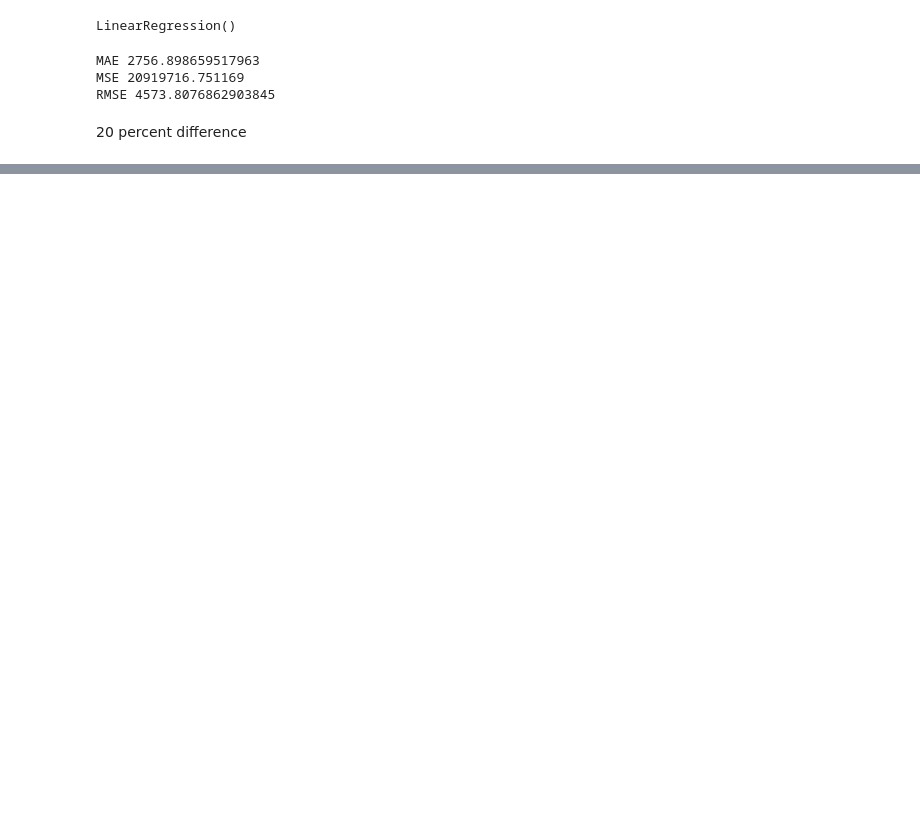
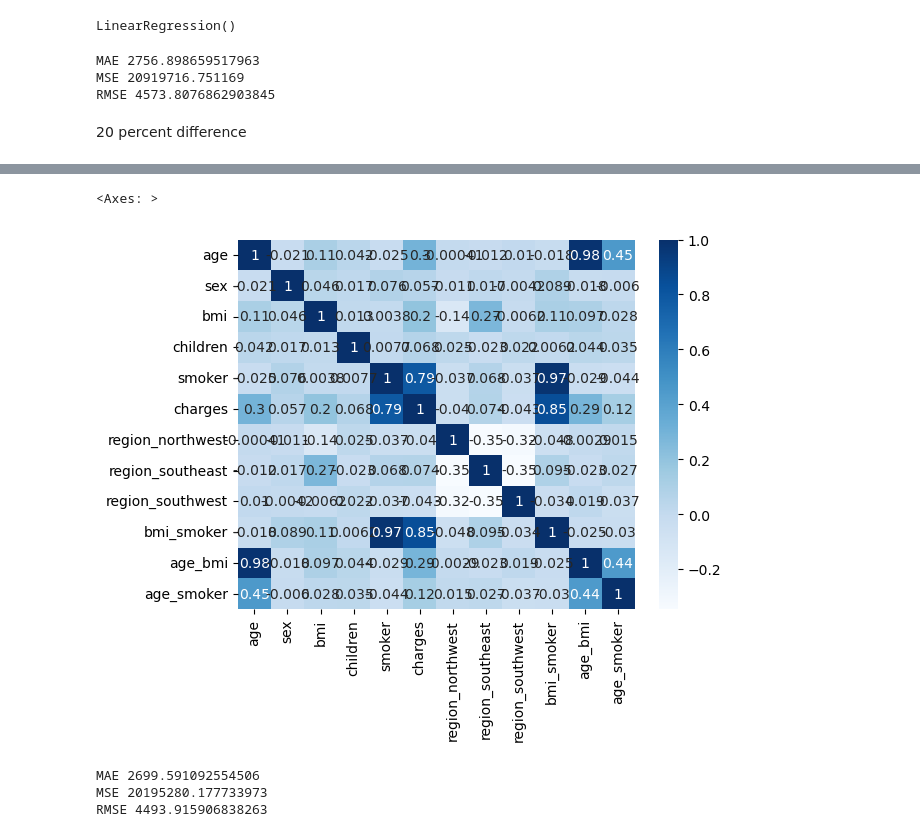
Before and after one commit to poorva-r/Medical-Expenditure-Prediction-ML-Python-Gradio, a Jupyter notebook: Medical_Insurance_Payout.ipynb, the cells around one changed output, grey strips where cells are left out. Drawn from its saved outputs; the diff is of its cells as text; code cells hidden in the pictures; blank space fills up the shorter version.

```diff
--- a/Medical_Insurance_Payout.ipynb
+++ b/Medical_Insurance_Payout.ipynb
@@ -352,0 +366,5 @@ RMSE 4573.8076862903845
+# %%
+from sklearn.preprocessing import StandardScaler
+scaler = StandardScaler()
+
+df['age'] = scaler.fit_transform(df[['age']])
@@ -352,0 +402,4 @@ RMSE 4573.8076862903845
+# %%
+#More feature engineering
+df['age_bmi'] = df['age'] * df['bmi']
+df['age_smoker'] = df['age'] *df['smoker']
@@ -352,0 +422,18 @@ RMSE 4573.8076862903845
+# %%
+sns.heatmap(df.corr(),cmap = 'Blues', annot = True)
+# %% [output]
+<Axes: >
+[figure, added]
+# %%
+X = df.drop('charges', axis = 1)
+y = df['charges']
+X_train, X_test, y_train, y_test = train_test_split(X, y, test_size = 0.3, random_state = 42)
+model1.fit(X_train, y_train)
+y_pred = model1.predict(X_test)
+print("MAE", mean_absolute_error(y_test, y_pred))
+print("MSE", mean_squared_error(y_test, y_pred))
+print("RMSE", mean_squared_error(y_test, y_pred, squared = False))
+# %% [output]
+MAE 2699.591092554506
+MSE 20195280.177733973
+RMSE 4493.915906838263
```
Also changed, not shown: parts of 27 cells of this notebook.
